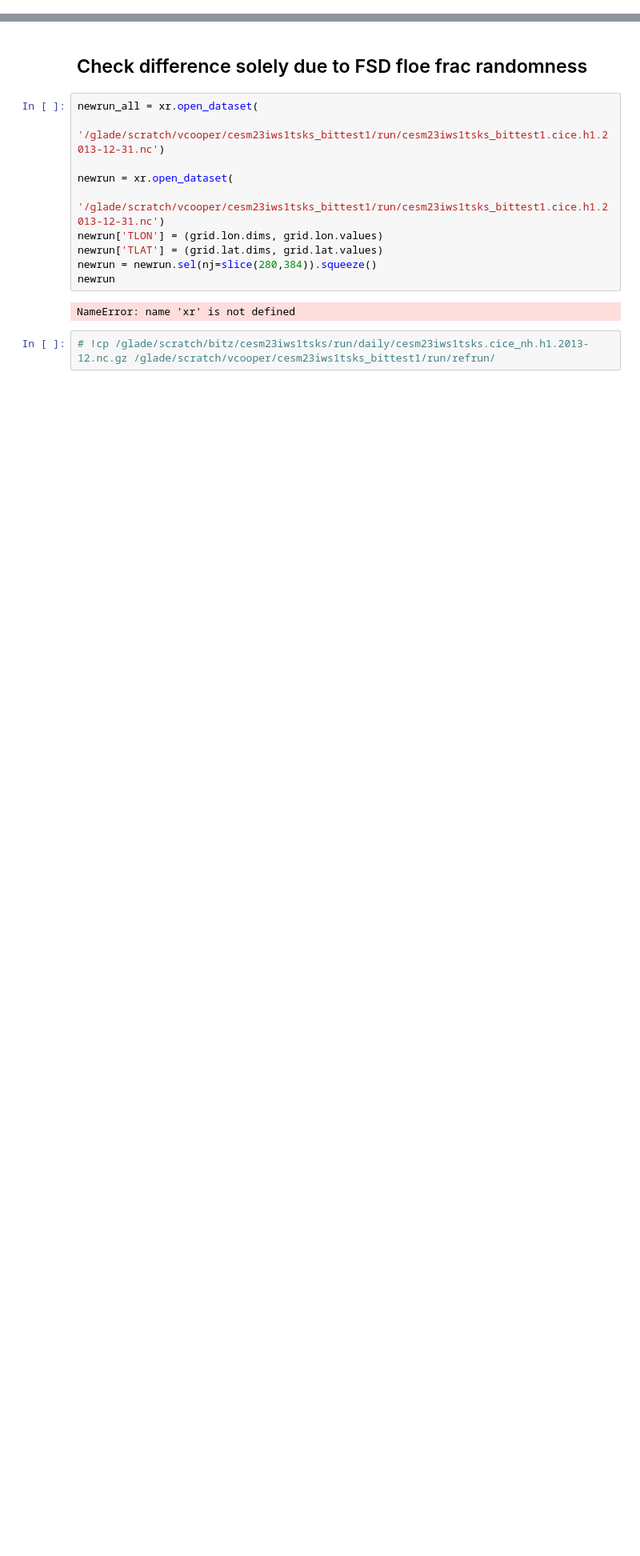
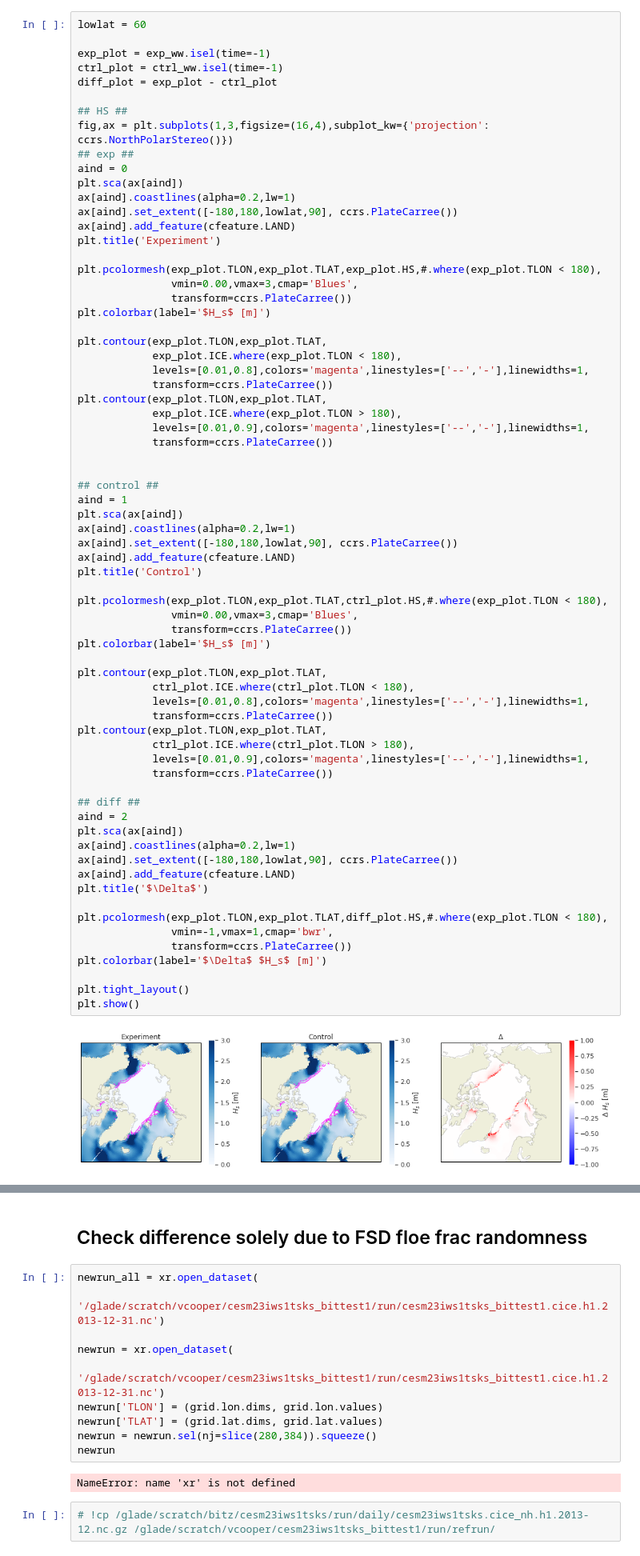
Before and after one commit to vtcooper/waveice, a Jupyter notebook: model_dev_analysis.ipynb, the cells around one changed output, grey strips where cells are left out. Shown at 80% size. Drawn from its saved outputs; the diff is of its cells as text; blank space fills up the shorter version.

```diff
--- a/model_dev_analysis.ipynb
+++ b/model_dev_analysis.ipynb
@@ -50,0 +289,71 @@ tarea = cice18.tarea.rename(
+# %%
+lowlat = 60
+
+exp_plot = exp_ww.isel(time=-1)
+ctrl_plot = ctrl_ww.isel(time=-1)
+diff_plot = exp_plot - ctrl_plot
+
+## HS ##
+fig,ax = plt.subplots(1,3,figsize=(16,4),subplot_kw={'projection': ccrs.NorthPolarStereo()})
+## exp ##
+aind = 0
+plt.sca(ax[aind])
+ax[aind].coastlines(alpha=0.2,lw=1)
+ax[aind].set_extent([-180,180,lowlat,90], ccrs.PlateCarree())
+ax[aind].add_feature(cfeature.LAND)
+plt.title('Experiment')
+
+plt.pcolormesh(exp_plot.TLON,exp_plot.TLAT,exp_plot.HS,#.where(exp_plot.TLON < 180),
+               vmin=0.00,vmax=3,cmap='Blues',
+               transform=ccrs.PlateCarree())
+plt.colorbar(label='$H_s$ [m]')
+
+plt.contour(exp_plot.TLON,exp_plot.TLAT,
+            exp_plot.ICE.where(exp_plot.TLON < 180),
+            levels=[0.01,0.8],colors='magenta',linestyles=['--','-'],linewidths=1,
+            transform=ccrs.PlateCarree())
+plt.contour(exp_plot.TLON,exp_plot.TLAT,
+            exp_plot.ICE.where(exp_plot.TLON > 180),
+            levels=[0.01,0.9],colors='magenta',linestyles=['--','-'],linewidths=1,
+            transform=ccrs.PlateCarree())
+
+
+## control ##
+aind = 1
+plt.sca(ax[aind])
+ax[aind].coastlines(alpha=0.2,lw=1)
+ax[aind].set_extent([-180,180,lowlat,90], ccrs.PlateCarree())
+ax[aind].add_feature(cfeature.LAND)
+plt.title('Control')
+
+plt.pcolormesh(exp_plot.TLON,exp_plot.TLAT,ctrl_plot.HS,#.where(exp_plot.TLON < 180),
+               vmin=0.00,vmax=3,cmap='Blues',
+               transform=ccrs.PlateCarree())
+plt.colorbar(label='$H_s$ [m]')
+
+plt.contour(exp_plot.TLON,exp_plot.TLAT,
+            ctrl_plot.ICE.where(ctrl_plot.TLON < 180),
+            levels=[0.01,0.8],colors='magenta',linestyles=['--','-'],linewidths=1,
+            transform=ccrs.PlateCarree())
+plt.contour(exp_plot.TLON,exp_plot.TLAT,
+            ctrl_plot.ICE.where(ctrl_plot.TLON > 180),
+            levels=[0.01,0.9],colors='magenta',linestyles=['--','-'],linewidths=1,
+            transform=ccrs.PlateCarree())
+
+## diff ##
+aind = 2
+plt.sca(ax[aind])
+ax[aind].coastlines(alpha=0.2,lw=1)
+ax[aind].set_extent([-180,180,lowlat,90], ccrs.PlateCarree())
+ax[aind].add_feature(cfeature.LAND)
+plt.title('$\Delta$')
+
+plt.pcolormesh(exp_plot.TLON,exp_plot.TLAT,diff_plot.HS,#.where(exp_plot.TLON < 180),
+               vmin=-1,vmax=1,cmap='bwr',
+               transform=ccrs.PlateCarree())
+plt.colorbar(label='$\Delta$ $H_s$ [m]')
+
+plt.tight_layout()
+plt.show()
+# %% [output]
+[figure, added]
```
Also changed, not shown: parts of 16 cells of this notebook.
